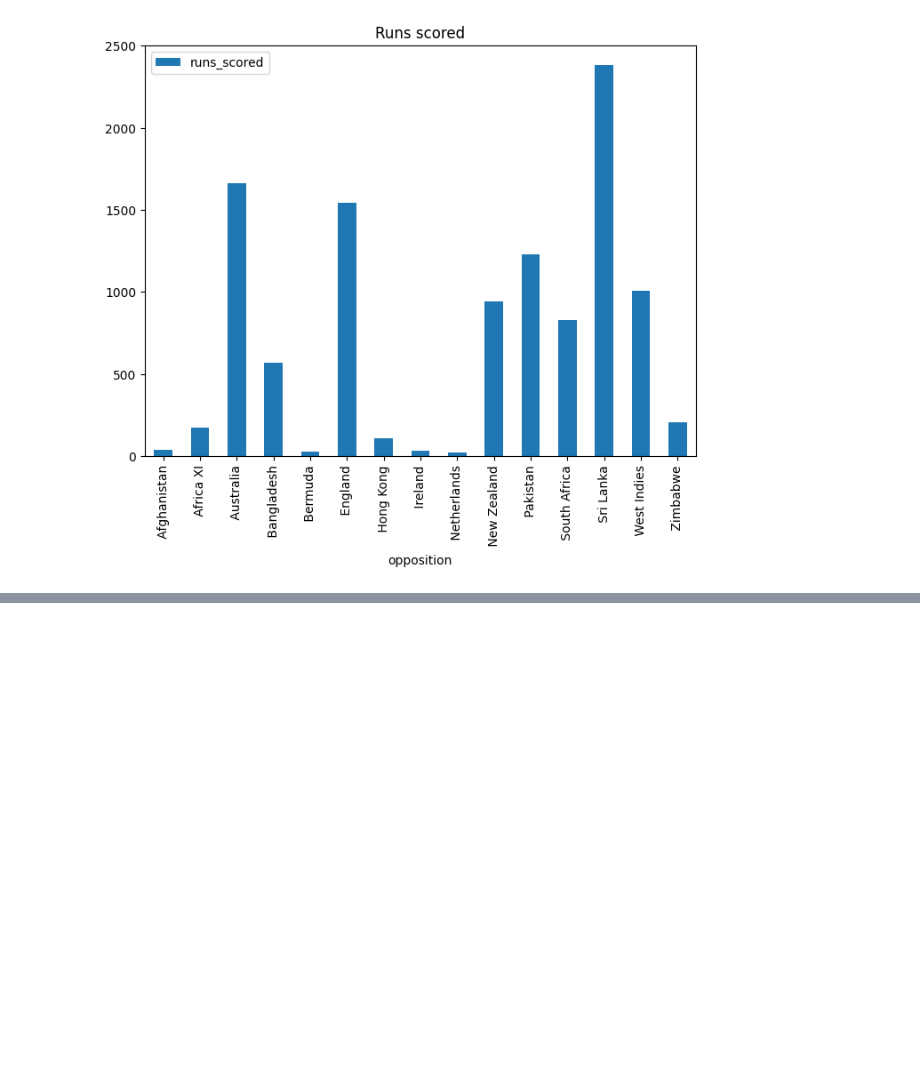
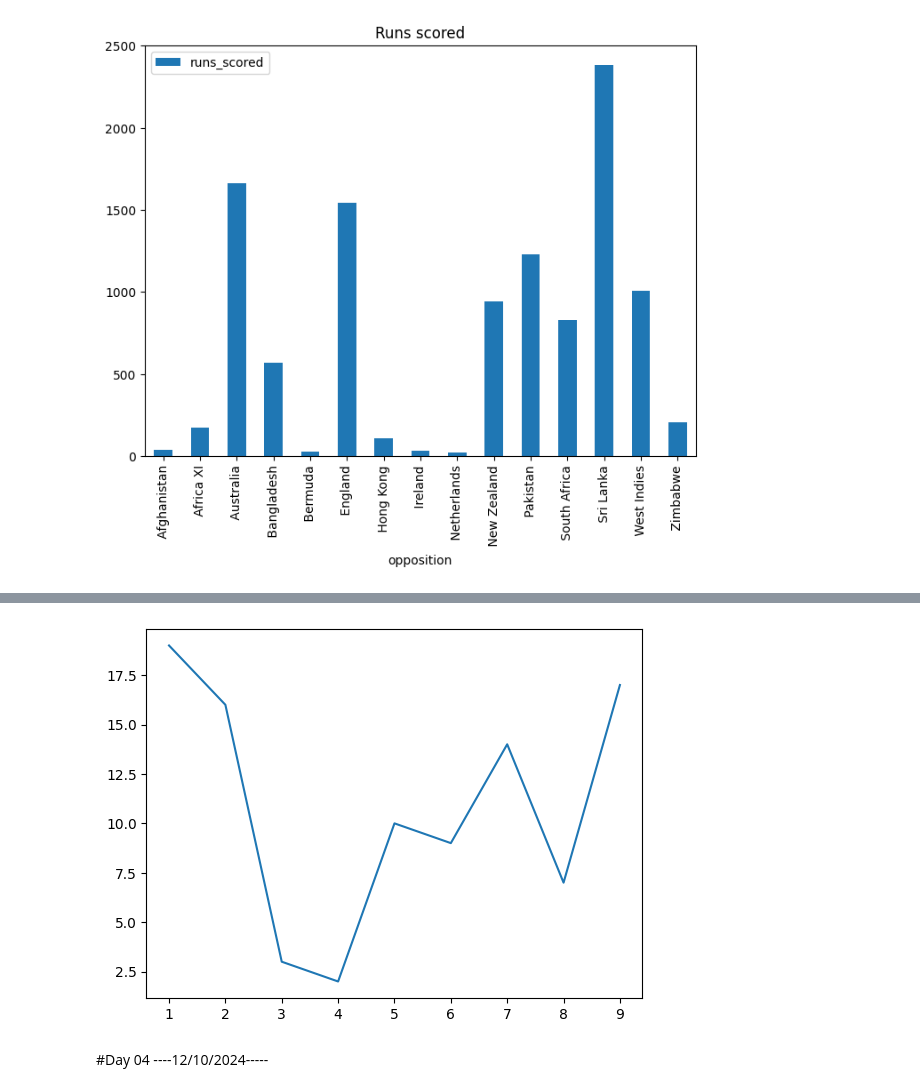
Before and after one commit to abhishekmali9191/Data-Analytics-, a Jupyter notebook: DataAnalytics.ipynb, the cells around one changed output, grey strips where cells are left out. Cells and saved outputs as stored; diff of their text form; code cells hidden in the pictures; blank space fills up the shorter version.

```diff
--- a/DataAnalytics.ipynb
+++ b/DataAnalytics.ipynb
@@ -707,0 +1305,8 @@ dtype: float64
+# %%
+#exporting a plot
+plt.plot(x,y)
+plt.savefig('example.png')
+# %% [output]
+[figure, added]
+# %% [markdown]
+#Day 04 ----12/10/2024-----
```
Also changed, not shown: parts of 32 cells of this notebook.
